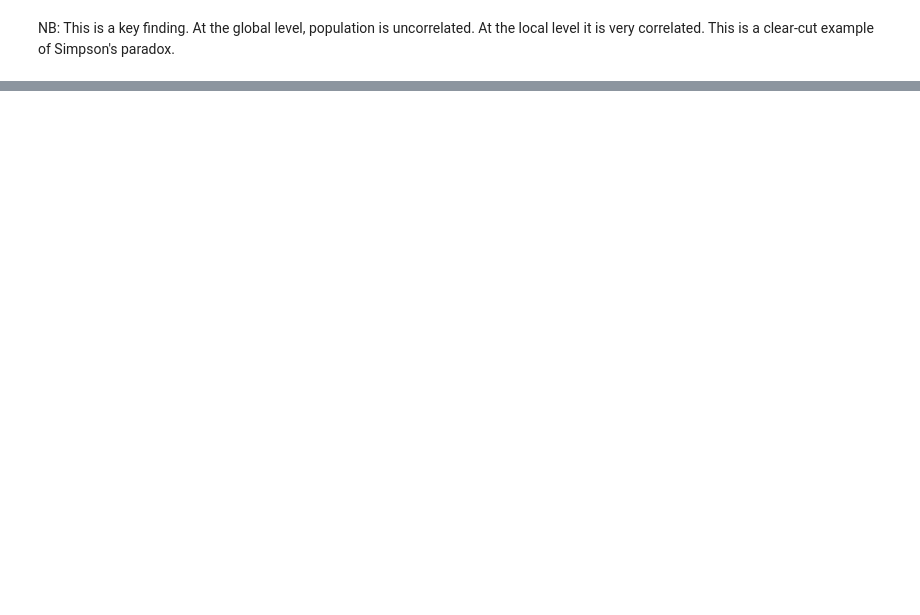
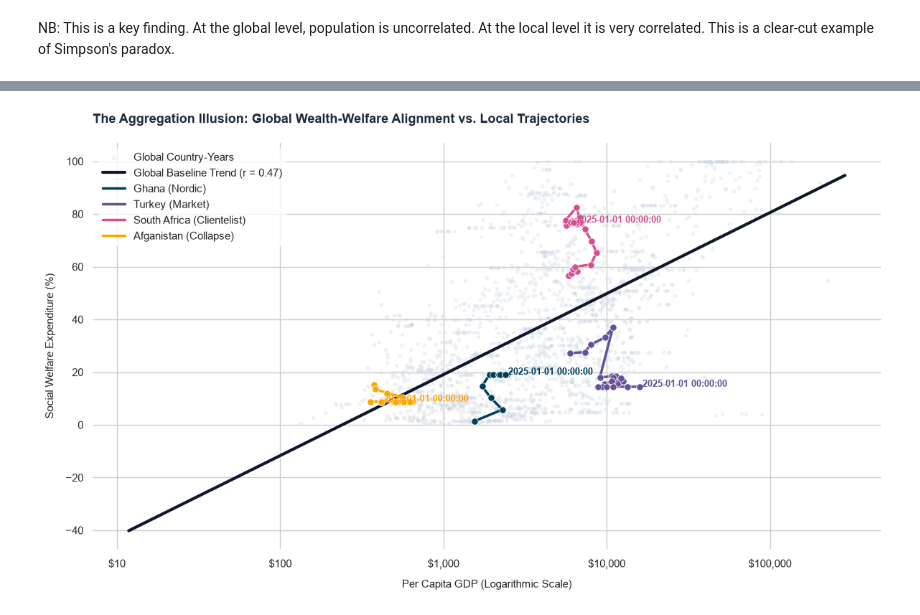
Before and after one commit to Soundscape/dsm050-midterm, a Jupyter notebook: analysis.ipynb, the cells around one changed output, grey strips where cells are left out. Cells and saved outputs as stored; diff of their text form; code cells hidden in the pictures; blank space fills up the shorter version.

```diff
--- a/analysis.ipynb
+++ b/analysis.ipynb
@@ -767,7 +1009,7 @@ x_span_log = np.log10(x_span.reshape(-1, 1))
 y_pred = model.predict(x_span_log)
 
 # Plot the regression line to represent the global correlation
-ax.plot(x_span, y_pred, color='#0f172a', linewidth=3, label="Global Baseline Trend (r = 0.58)", zorder=3)
+ax.plot(x_span, y_pred, color='#0f172a', linewidth=3, label="Global Baseline Trend (r = 0.47)", zorder=3)
 
 # Setup countries to plot the trajectories of and their colours
 focus_countries = {
@@ -775,30 +1017,32 @@ focus_countries = {
     'TUR': (color_map['A-2'], 'Turkey (Market)'),
     'ZAF': (color_map['B-1'], 'South Africa (Clientelist)'),
     'AFG': (color_map['B-2'], 'Afganistan (Collapse)')
 }
 
 # For each country, plot the trajectory of GDP/SWF
 for code, (color, label) in focus_countries.items():
     country_data = df_trajectories[df_trajectories['country_code'] == code]
     if not country_data.empty:
         sns.scatterplot(data=country_data, x='pc_gdp', y='swf_pct', color=color, s=45, zorder=5, ax=ax)
         ax.plot(country_data['pc_gdp'], country_data['swf_pct'], color=color, linewidth=2.5, zorder=4, label=label)
         ax.text(country_data['pc_gdp'].iloc[0], country_data['swf_pct'].iloc[0], f" {country_data['year'].iloc[0]}", fontsize=9, color=color, zorder=6)
         ax.text(country_data['pc_gdp'].iloc[-1], country_data['swf_pct'].iloc[-1], f" {country_data['year'].iloc[-1]}", fontsize=9, color=color, weight='bold', zorder=6)
 
 # Apply log scaling to ensure the regression line is presented as a straight line and not a curve.
 ax.set_xscale('log')
 ax.xaxis.set_major_formatter(ticker.FuncFormatter(lambda x, pos: f"${int(x):,}"))
 
 # Construct the title
 clean_title = "The Aggregation Illusion: Global Wealth-Welfare Alignment vs. Local Trajectories"
 ax.set_title(clean_title, fontsize=13, weight='bold', loc='left', pad=20, color='#1e293b')
 
 # Set legend and axes
 ax.set_xlabel("Per Capita GDP (Logarithmic Scale)", fontsize=11, labelpad=10)
 ax.set_ylabel("Social Welfare Expenditure (%)", fontsize=11, labelpad=10)
 ax.legend(loc='upper left', frameon=True, facecolor='white', edgecolor='none')
 
 sns.despine(left=True, bottom=True)
 plt.tight_layout()
 plt.show()
+# %% [output]
+[figure, added]
```
Also changed, not shown: parts of 25 cells of this notebook.
